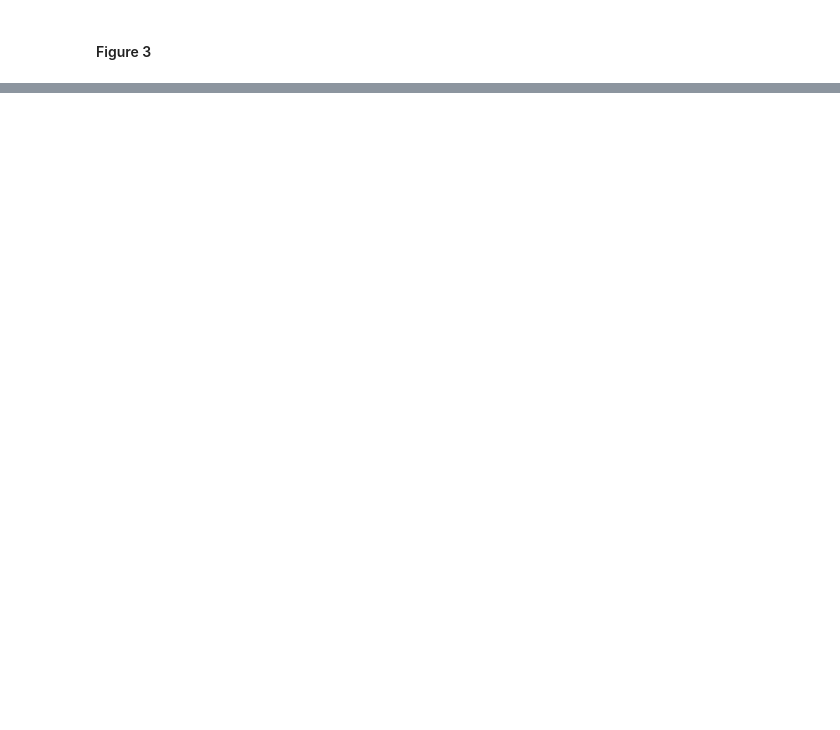
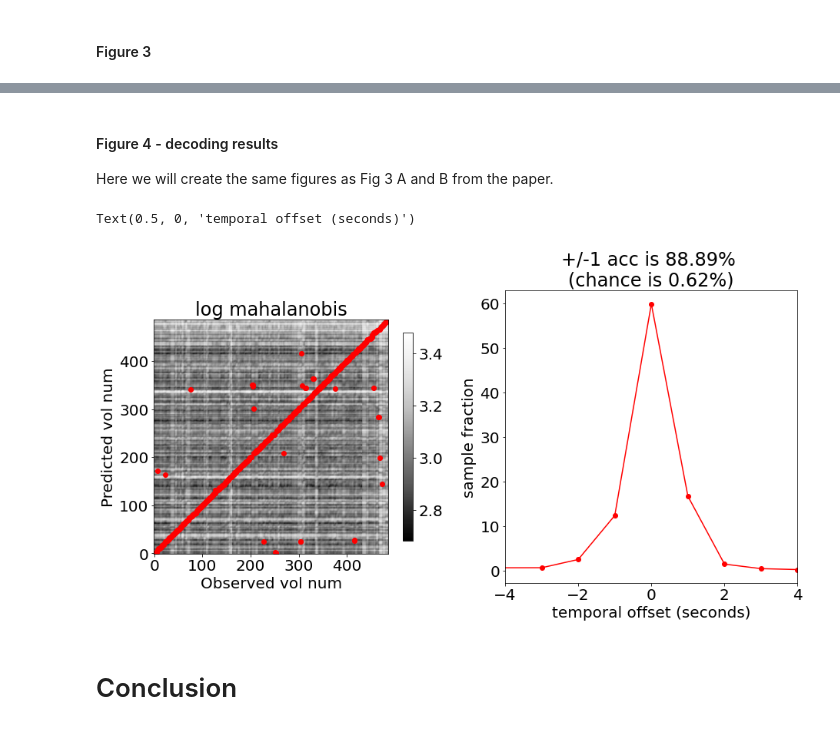
Before and after one commit to drorcohengithub/decoding_visual_experience, a Jupyter notebook: decoding_visual_experience.ipynb, the cells around one changed output, grey strips where cells are left out. Drawn from its saved outputs; the diff is of its cells as text; code cells hidden in the pictures; blank space fills up the shorter version.

```diff
--- a/decoding_visual_experience.ipynb
+++ b/decoding_visual_experience.ipynb
@@ -757,5 +779,9 @@ val_obs = val_data_ave_nonan_dly[:,topN]
+# %%
+test_preds = np.dot(ME_stim_test_dly,wt[:,topN])
+test_obs = test_data_ave_nonan_dly[:,topN]
+num_test_samples = test_obs.shape[0]
 # %%
-# calculate the distance
-dist = faster_mahalanobis(val_obs,val_preds,VI=VI)
-# MAP identification erro
-val_ave_score, val_MAPs = MAP_score(dist,axis=1)
+# calculate the mahalanobis
+dist = faster_mahalanobis(test_obs,test_preds,VI=VI)
+# MAP identification error
+test_ave_score, test_MAPs = MAP_score(dist,axis=1)
@@ -807,0 +788,33 @@ np.std(val_data_ave_nonan_dly[:,topN],0)
+# %% [markdown]
+#### Figure 4 - decoding results
+Here we will create the same figures as Fig 3 A and B from the paper.
+# %%
+# Show the (log) mahalanobis between all points.
+f,ax = plt.subplots(1,2,figsize=(15,10))
+im = ax[0].imshow(np.log(dist), origin='lower',cmap = "Greys_r")
+# add a red circle for the MAP estimate
+ax[0].scatter(np.arange(num_test_samples),test_MAPs,marker="o",color="r")
+plt.colorbar(im,ax=ax[0], shrink=0.5)
+ax[0].set_ylabel("Predicted vol num")
+ax[0].set_xlabel("Observed vol num")
+ax[0].set_title("log mahalanobis")
+
+# lets look at how far our estimate was from the correct one
+ground_truth = np.arange(num_test_samples)
+utests,counts = np.unique(test_MAPs-ground_truth,return_counts=True)
+
+ax[1].plot(utests,100*counts/num_test_samples,marker="o",color="red")
+ax[1].set_xlim(-4,4)
+asp = np.diff(ax[1].get_xlim())[0] / np.diff(ax[1].get_ylim())[0]
+ax[1].set_aspect(asp)
+
+# in the paper they report the accuracy allowing for +/- 1 errors. This is pretty reasonable because BOLD is slow and does not change too much from second to second.
+acc_plus_minus_1 = 100*counts[(-1<=utests) & (utests<=1)].sum()/num_test_samples
+ax[1].set_title(f'+/-1 acc is {acc_plus_minus_1:.2f}% \n(chance is {100*3/num_test_samples:.2f}%)')
+ax[1].set_ylabel("sample fraction")
+ax[1].set_xlabel("temporal offset (seconds)")
+# %% [output]
+Text(0.5, 0, 'temporal offset (seconds)')
+[figure, added]
+# %% [markdown]
+# Conclusion
```
Also changed, not shown: parts of 70 cells of this notebook, 1 other file.
